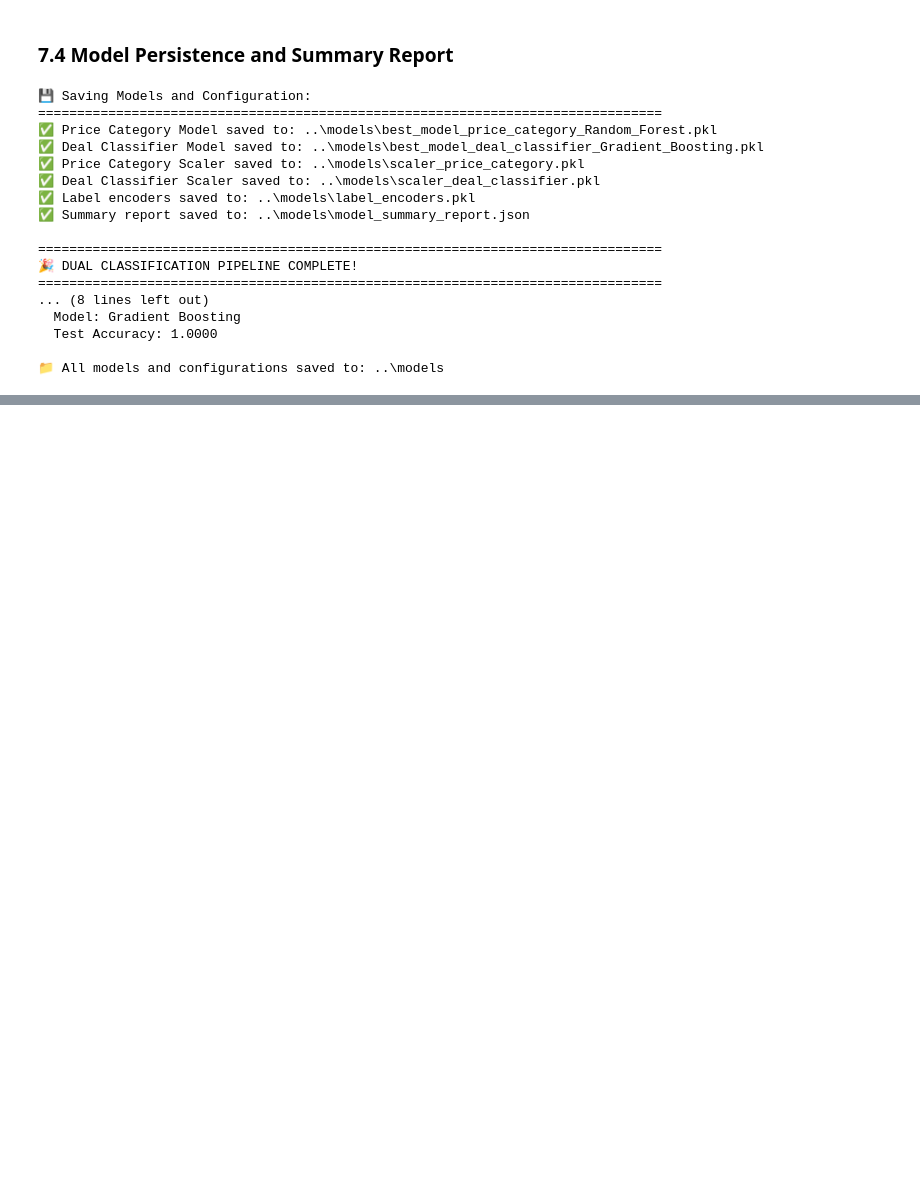
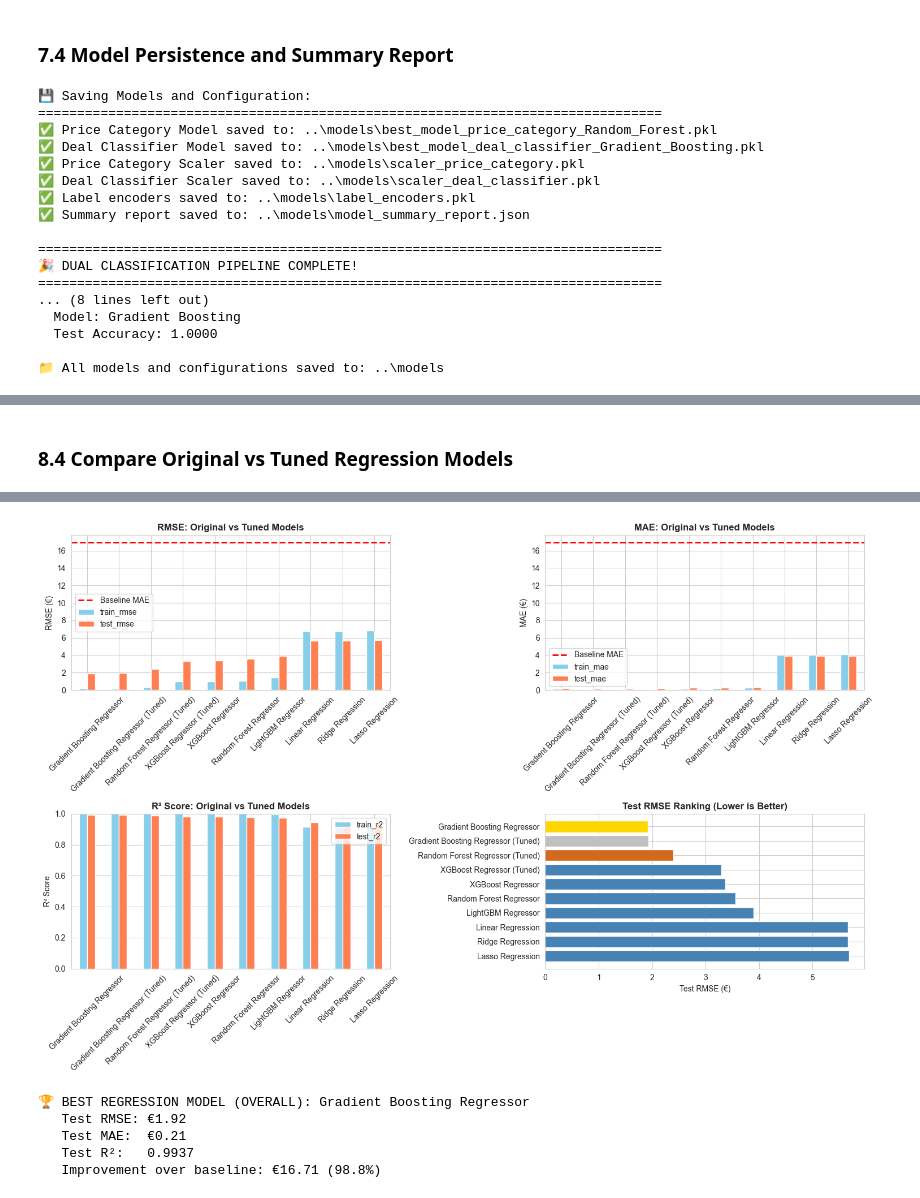
Before and after one commit to mddiab/web-scraping-project, a Jupyter notebook: notebooks/ML_Pipeline.ipynb, the cells around one changed output, grey strips where cells are left out. Saved outputs shown, nothing was run; the diff lists cells and outputs as text; code cells hidden in the pictures; blank space fills up the shorter version.

```diff
--- a/notebooks/ML_Pipeline.ipynb
+++ b/notebooks/ML_Pipeline.ipynb
@@ -1458,0 +1837,66 @@ print(f"\n📁 All models and configurations saved to: {model_dir}")
+# %% [markdown]
+### 8.4 Compare Original vs Tuned Regression Models
+# %%
+print("📊 COMPARISON: Original vs Tuned Regression Models")
+print("=" * 80)
+
+# Combine results
+all_regression_results_df = pd.concat([
+    regression_results_df,
+    pd.DataFrame(tuned_regression_results).T
+])
+
+all_regression_results_df = all_regression_results_df.sort_values('test_rmse', ascending=True)
+print(all_regression_results_df.round(4))
+
+# Visualization
+fig, axes = plt.subplots(2, 2, figsize=(15, 10))
+
+# RMSE Comparison
+all_regression_results_df[['train_rmse', 'test_rmse']].plot(kind='bar', ax=axes[0, 0], color=['skyblue', 'coral'])
+axes[0, 0].set_title('RMSE: Original vs Tuned Models', fontweight='bold', fontsize=12)
+axes[0, 0].set_ylabel('RMSE (€)')
+axes[0, 0].tick_params(axis='x', rotation=45)
+axes[0, 0].axhline(y=baseline_mae, color='red', linestyle='--', label='Baseline MAE', linewidth=2)
+axes[0, 0].legend()
+
+# MAE Comparison
+all_regression_results_df[['train_mae', 'test_mae']].plot(kind='bar', ax=axes[0, 1], color=['skyblue', 'coral'])
+axes[0, 1].set_title('MAE: Original vs Tuned Models', fontweight='bold', fontsize=12)
+axes[0, 1].set_ylabel('MAE (€)')
+axes[0, 1].tick_params(axis='x', rotation=45)
+axes[0, 1].axhline(y=baseline_mae, color='red', linestyle='--', label='Baseline MAE', linewidth=2)
+axes[0, 1].legend()
+
+# R² Score Comparison
+all_regression_results_df[['train_r2', 'test_r2']].plot(kind='bar', ax=axes[1, 0], color=['skyblue', 'coral'])
+axes[1, 0].set_title('R² Score: Original vs Tuned Models', fontweight='bold', fontsize=12)
+axes[1, 0].set_ylabel('R² Score')
+axes[1, 0].set_ylim([0, 1])
+axes[1, 0].tick_params(axis='x', rotation=45)
+
+# Test Performance Ranking
+test_performance = all_regression_results_df.sort_values('test_rmse')['test_rmse']
+colors = ['gold' if i == 0 else 'silver' if i == 1 else 'chocolate' if i == 2 else 'steelblue' for i in range(len(test_performance))]
+axes[1, 1].barh(range(len(test_performance)), test_performance.values, color=colors)
+axes[1, 1].set_yticks(range(len(test_performance)))
+axes[1, 1].set_yticklabels(test_performance.index)
+axes[1, 1].set_title('Test RMSE Ranking (Lower is Better)', fontweight='bold', fontsize=12)
+axes[1, 1].set_xlabel('Test RMSE (€)')
+axes[1, 1].invert_yaxis()
+
+plt.tight_layout()
+plt.show()
+
+# Find best regression model
+best_reg_model_name_tuned = all_regression_results_df['test_rmse'].idxmin()
+best_reg_rmse_tuned = all_regression_results_df.loc[best_reg_model_name_tuned, 'test_rmse']
+best_reg_mae_tuned = all_regression_results_df.loc[best_reg_model_name_tuned, 'test_mae']
+best_reg_r2_tuned = all_regression_results_df.loc[best_reg_model_name_tuned, 'test_r2']
+
+print(f"\n🏆 BEST REGRESSION MODEL (OVERALL): {best_reg_model_name_tuned}")
+print(f"   Test RMSE: €{best_reg_rmse_tuned:.2f}")
+print(f"   Test MAE:  €{best_reg_mae_tuned:.2f}")
+print(f"   Test R²:   {best_reg_r2_tuned:.4f}")
+print(f"   Improvement over baseline: €{baseline_mae - best_reg_mae_tuned:.2f} ({((baseline_mae - best_reg_mae_tuned)/baseline_mae*100):.1f}%)")
+# %% [output]
@@ -1458,0 +1920,6 @@ print(f"\n📁 All models and configurations saved to: {model_dir}")
+[figure, added]
+🏆 BEST REGRESSION MODEL (OVERALL): Gradient Boosting Regressor
+   Test RMSE: €1.92
+   Test MAE:  €0.21
+   Test R²:   0.9937
+   Improvement over baseline: €16.71 (98.8%)
```
Also changed, not shown: parts of 26 cells of this notebook, 6 other files.
